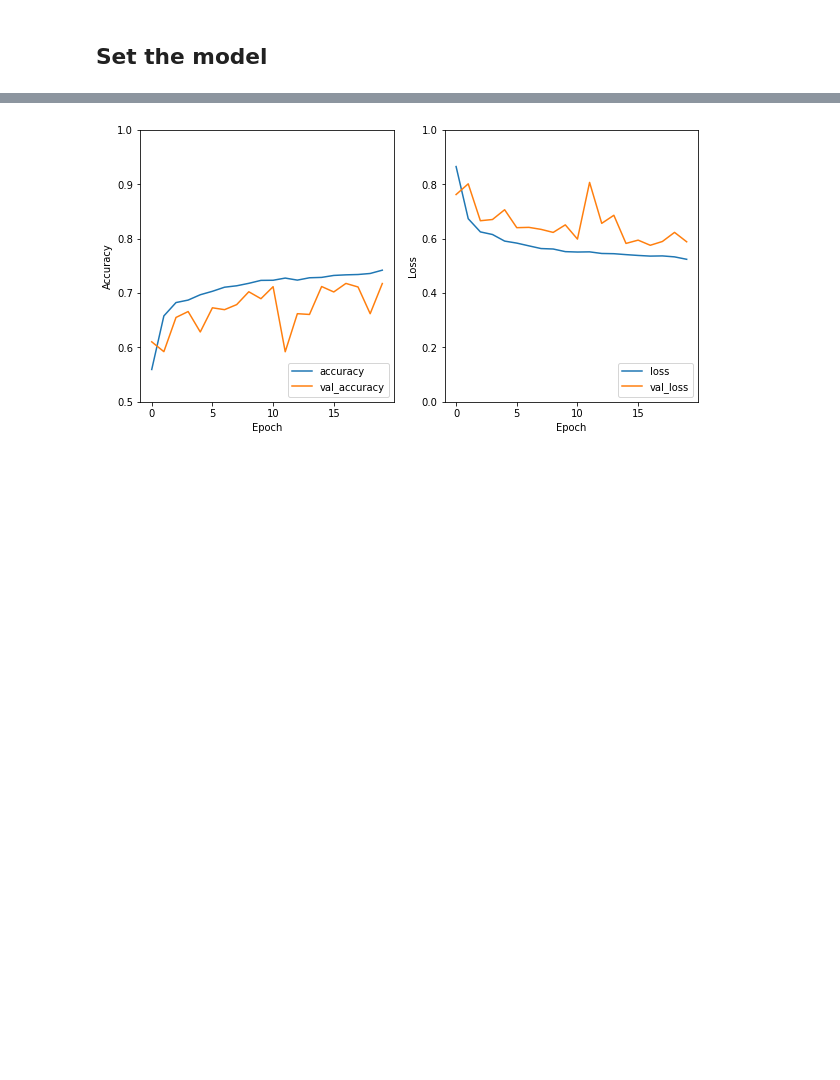
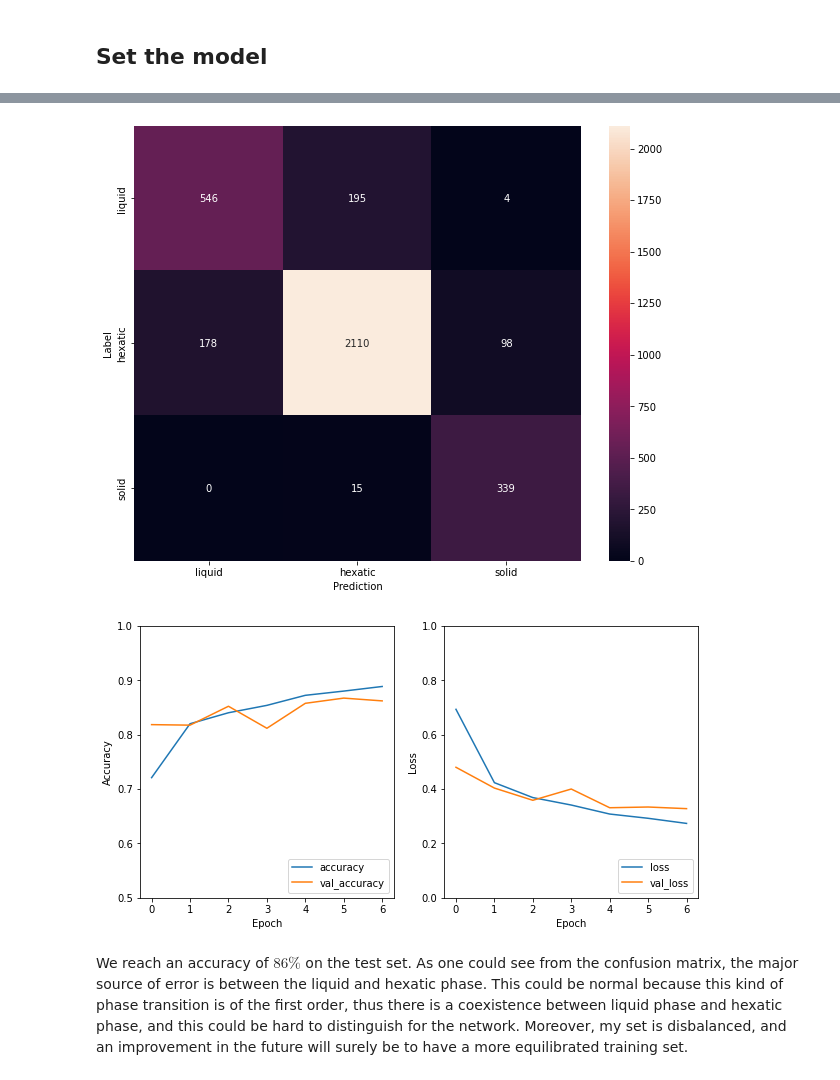
Before and after one commit to cbcaporusso/2d-crystalline-phase-classificator, a Jupyter notebook: phase_identification.ipynb, the cells around one changed output, grey strips where cells are left out. Drawn from its saved outputs; the diff is of its cells as text; code cells hidden in the pictures; blank space fills up the shorter version.

```diff
--- a/phase_identification.ipynb
+++ b/phase_identification.ipynb
@@ -327,2 +61,11 @@ padded_test_labels = np.repeat(test_labels, 25)
+# %%
+# split the data and labels into training, validation and test set
+
+from sklearn.model_selection import train_test_split
+
+X_train, X_test, y_train, y_test = train_test_split(new_data, new_labels, test_size=0.1, random_state=42)
+X_train, X_val, y_train, y_val = train_test_split(X_train, y_train, test_size=0.1, random_state=42)
+
+del new_data, new_labels
 # %% [markdown]
 ## Set the model
@@ -339,11 +93,6 @@ model = tf.keras.Sequential([
 # %%
-from keras.optimizers import SGD
-#opt = SGD()
-#opt = SGD(learning_rate=0.0001)
-opt = 'adam'
+opt = tf.keras.optimizers.Adam(0.00005)
 
 model.compile(optimizer=opt,
               loss=tf.keras.losses.SparseCategoricalCrossentropy(),
               metrics=['accuracy'])
-# %%
-history = model.fit(padded_train_data, padded_train_labels, validation_data=(padded_test_data, padded_test_labels), epochs=20)
@@ -424,0 +103,3 @@ show_confusion_matrix(confusion_mtx, ['liquid', 'hexatic', 'solid'])
+# %%
+with tf.device("/device:GPU:0"):
+  history = model.fit(X_train, y_train, epochs=7, validation_data=(X_val, y_val), batch_size=64)
@@ -425,4 +121,20 @@ show_confusion_matrix(confusion_mtx, ['liquid', 'hexatic', 'solid'])
 # %%
+model.evaluate(X_test, y_test)
+predictions = model.predict(X_test)
+import seaborn as sns
+
+def show_confusion_matrix(cm, labels):
+  plt.figure(figsize=(10, 8))
+  sns.heatmap(cm, xticklabels=labels, yticklabels=labels,
+              annot=True, fmt='g')
+  plt.xlabel('Prediction')
+  plt.ylabel('Label')
+  plt.show()
+
+confusion_mtx = tf.math.confusion_matrix(y_test, np.argmax(predictions, axis=1))
+
+show_confusion_matrix(confusion_mtx, ['liquid', 'hexatic', 'solid'])
+
 # plot the time evolution of the accuracy and loss
 def plot_history(history):
     plt.figure(figsize=(10, 5))
@@ -444,4 +156,7 @@ def plot_history(history):
     plt.show()
 
 plot_history(history)
+
+# clear the session
+tf.keras.backend.clear_session()
 # %% [output]
@@ -448 +165,4 @@ plot_history(history)
-[figure, old version]
+[figure, new version]
+[figure, added]
+# %% [markdown]
+We reach an accuracy of $86\%$ on the test set. As one could see from the confusion matrix, the major source of error is between the liquid and hexatic phase. This could be normal because this kind of phase transition is of the first order, thus there is a coexistence between liquid phase and hexatic phase, and this could be hard to distinguish for the network. Moreover, my set is disbalanced, and an improvement in the future will surely be to have a more equilibrated training set.
```
Also changed, not shown: parts of 34 cells of this notebook.
